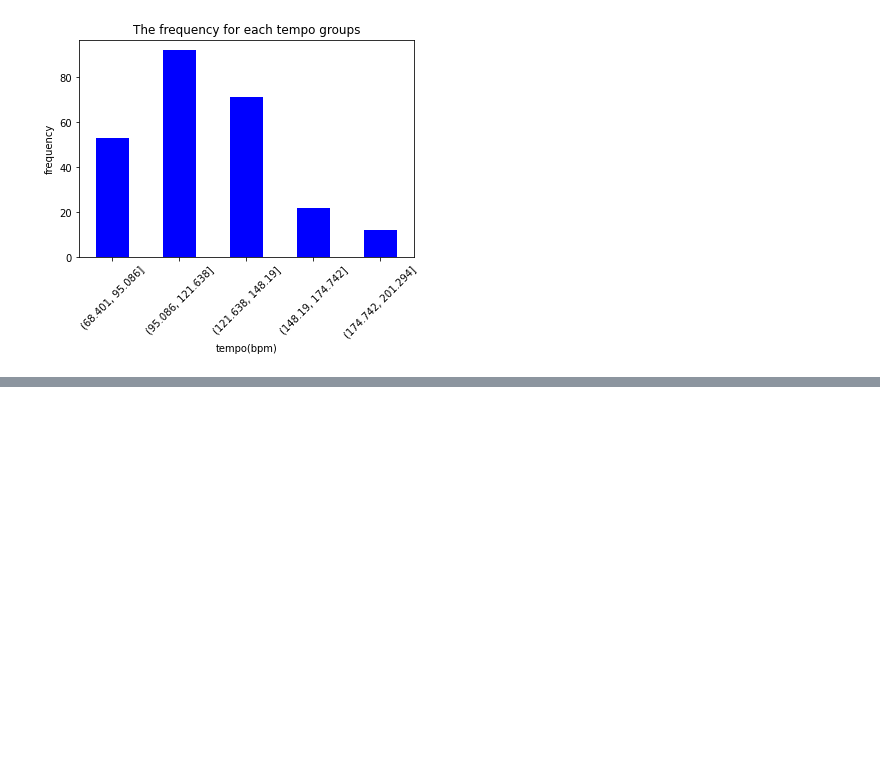
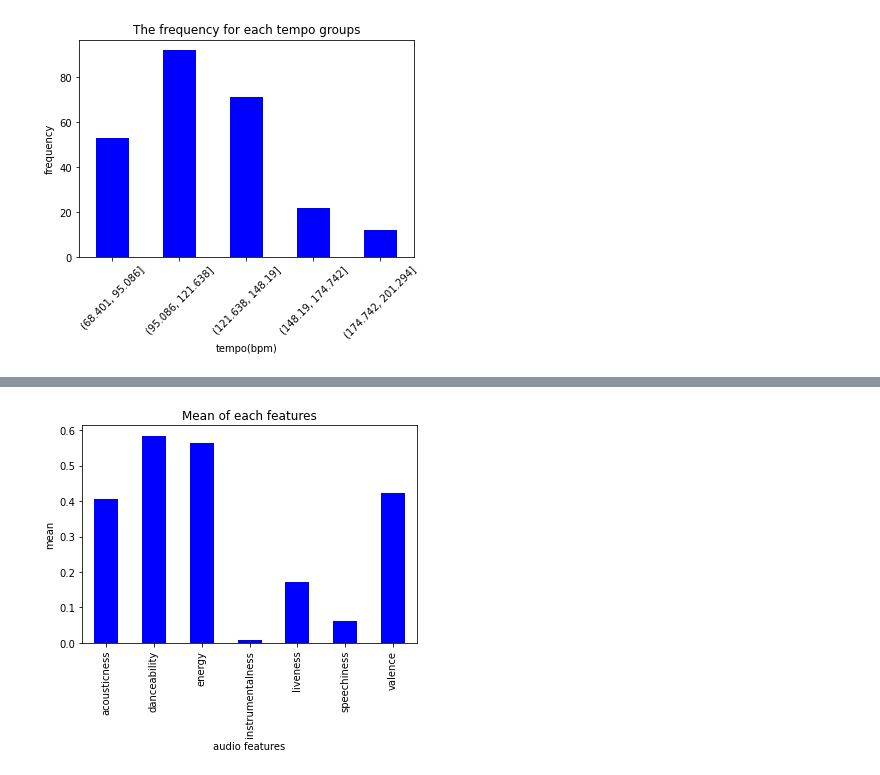
Before and after one commit to kaixuan98/fav-song-analysis, a Jupyter notebook: fav-song-anlysis.ipynb, the cells around one changed output, grey strips where cells are left out. Cells and saved outputs as stored; diff of their text form; code cells hidden in the pictures; blank space fills up the shorter version.

```diff
--- a/fav-song-anlysis.ipynb
+++ b/fav-song-anlysis.ipynb
@@ -170,0 +211,3 @@ We can use a simple ratio to know how fast 118.7 bpm. As the name bpm is beat pe
+# %%
+mean_of_data = df.mean(axis=0)
+mean_of_data
@@ -170,0 +230,11 @@ We can use a simple ratio to know how fast 118.7 bpm. As the name bpm is beat pe
+# %%
+mean_of_audio_features= mean_of_data.drop(["popularity","key","loudness","mode","tempo","time_signature","duration_ms"])
+# %%
+histogram= mean_of_audio_features.plot.bar(color="b", figsize=(6,4))
+plt.xticks(rotation = 90)
+plt.xlabel("audio features")
+plt.ylabel("mean")
+plt.title("Mean of each features")
+plt.show()
+# %% [output]
+[figure, added]
```
Also changed, not shown: parts of 14 cells of this notebook, 2 other files.
